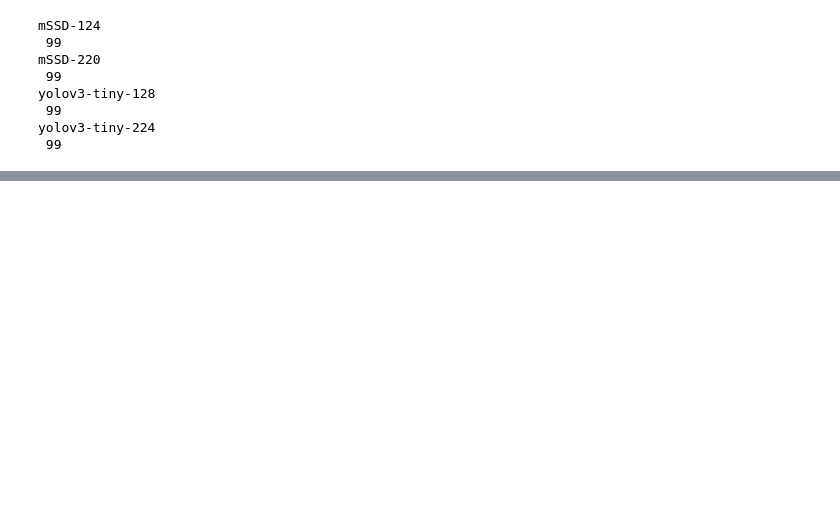
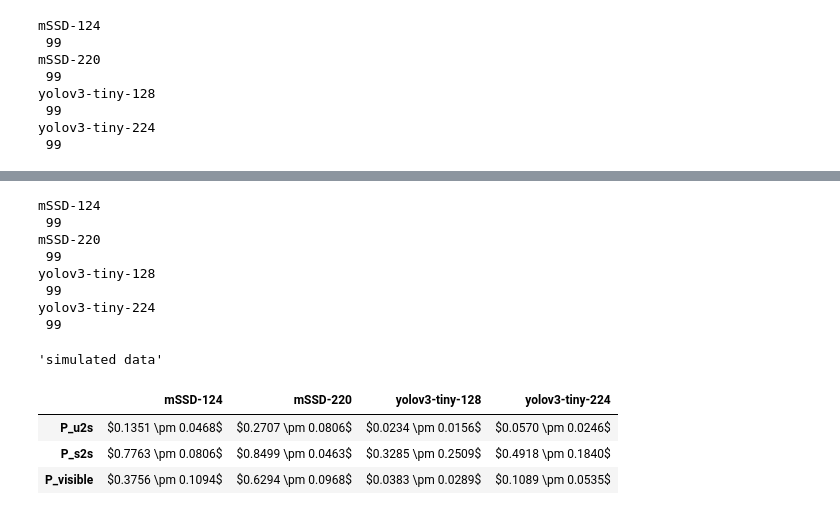
Before and after one commit to elcymon/track-detections, a Jupyter notebook: simulate_and_analyse_data.ipynb, the cells around one changed output, grey strips where cells are left out. Cells and saved outputs as stored; diff of their text form; code cells hidden in the pictures; blank space fills up the shorter version.

```diff
--- a/simulate_and_analyse_data.ipynb
+++ b/simulate_and_analyse_data.ipynb
@@ -88,0 +90,27 @@ display('simulated data',sim_data.loc[probabilities,:])
+# %%
+nlitter = 1000
+tsteps = 100
+mode='mean'
+fps=50
+nafilter='0'
+fname = '../data/simplified_data/first_and_last_appearance_condition/{0}fps/{0}fps-ge_threshold-1/TPandFN_probability_{1}_nafilter_{2}.csv'
+means,stddev,ntwkDict,tex_df = read_probability_file(fname,fps,nafilter)
+sim = simulate_and_analyse_ntwk_data(ntwkDict)
+
+probabilities=['P_u2s','P_s2s','P_visible']
+# display('experiment data',tex_df.loc[probabilities,:])
+display('simulated data',sim.loc[probabilities,:])
+# %% [output]
+mSSD-124
+ 99
+mSSD-220
+ 99
+yolov3-tiny-128
+ 99
+yolov3-tiny-224
+ 99
+'simulated data'
+|  | mSSD-124 | mSSD-220 | yolov3-tiny-128 | yolov3-tiny-224 |
+| P_u2s | $0.1351 \pm 0.0468$ | $0.2707 \pm 0.0806$ | $0.0234 \pm 0.0156$ | $0.0570 \pm 0.0246$ |
+| P_s2s | $0.7763 \pm 0.0806$ | $0.8499 \pm 0.0463$ | $0.3285 \pm 0.2509$ | $0.4918 \pm 0.1840$ |
+| P_visible | $0.3756 \pm 0.1094$ | $0.6294 \pm 0.0968$ | $0.0383 \pm 0.0289$ | $0.1089 \pm 0.0535$ |
```
Also changed, not shown: parts of 4 cells of this notebook, 28 other files.
